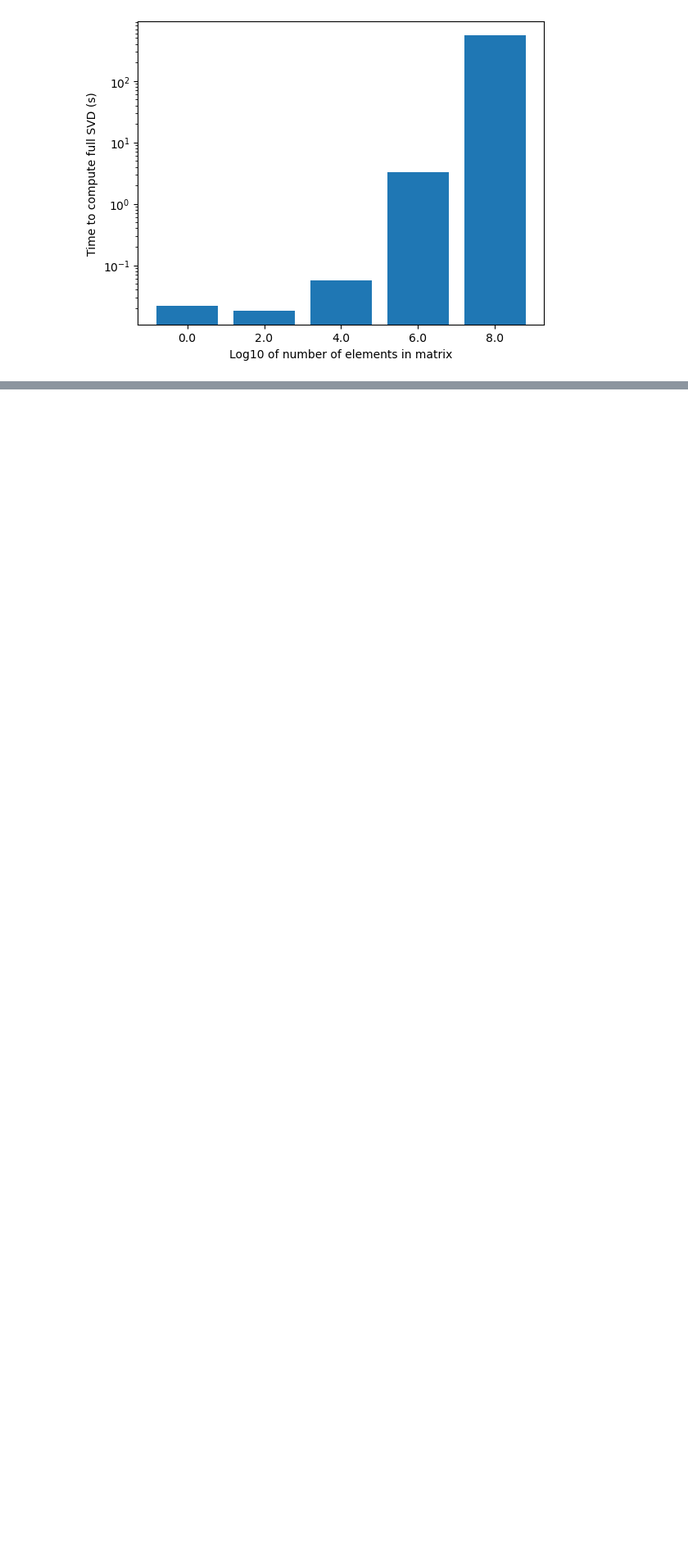
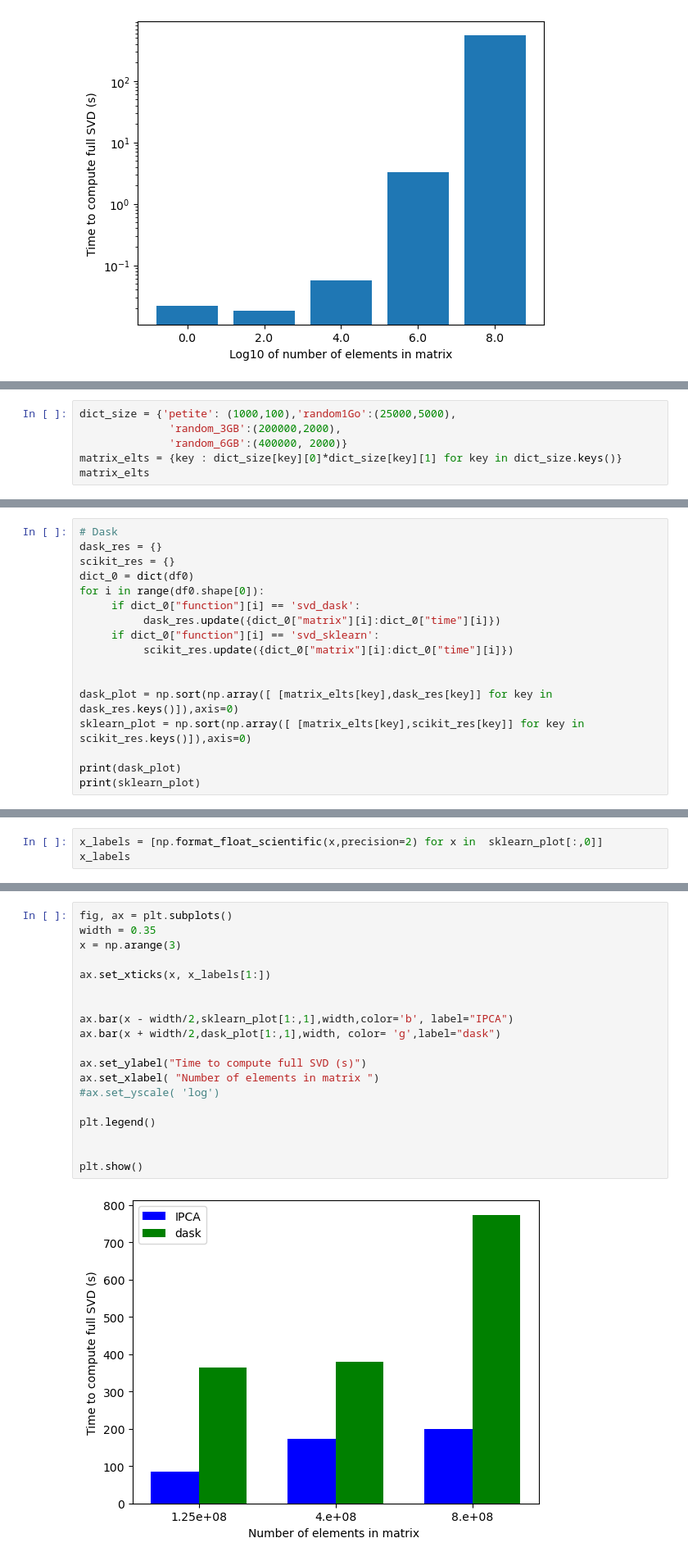
Before and after one commit to gleventoux/Extreme_SVD_Projet_Option, a Jupyter notebook: Histogrammes.ipynb, the cells around one changed output, grey strips where cells are left out. Shown: that part at 82% size. Cells and saved outputs as stored; diff of their text form; blank space fills up the shorter version.

```diff
--- a/Histogrammes.ipynb
+++ b/Histogrammes.ipynb
@@ -51,0 +65,6 @@ plt.show()
+# %%
+dict_size = {'petite': (1000,100),'random1Go':(25000,5000),
+              'random_3GB':(200000,2000),
+              'random_6GB':(400000, 2000)}
+matrix_elts = {key : dict_size[key][0]*dict_size[key][1] for key in dict_size.keys()}
+matrix_elts
@@ -51,0 +85,17 @@ plt.show()
+# %%
+# Dask
+dask_res = {}
+scikit_res = {}
+dict_0 = dict(df0)
+for i in range(df0.shape[0]):
+     if dict_0["function"][i] == 'svd_dask':
+          dask_res.update({dict_0["matrix"][i]:dict_0["time"][i]})
+     if dict_0["function"][i] == 'svd_sklearn':
+          scikit_res.update({dict_0["matrix"][i]:dict_0["time"][i]})
+
+
+dask_plot = np.sort(np.array([ [matrix_elts[key],dask_res[key]] for key in dask_res.keys()]),axis=0)
+sklearn_plot = np.sort(np.array([ [matrix_elts[key],scikit_res[key]] for key in scikit_res.keys()]),axis=0)
+
+print(dask_plot)
+print(sklearn_plot)
@@ -51,0 +111,3 @@ plt.show()
+# %%
+x_labels = [np.format_float_scientific(x,precision=2) for x in  sklearn_plot[:,0]]
+x_labels
@@ -52,3 +116,24 @@ plt.show()
+# %%
+fig, ax = plt.subplots()
+width = 0.35
+x = np.arange(3)
+
+ax.set_xticks(x, x_labels[1:])
+
+
+ax.bar(x - width/2,sklearn_plot[1:,1],width,color='b', label="IPCA")
+ax.bar(x + width/2,dask_plot[1:,1],width, color= 'g',label="dask")
+
+ax.set_ylabel("Time to compute full SVD (s)")
+ax.set_xlabel( "Number of elements in matrix ")
+#ax.set_yscale( 'log')
+
+plt.legend()
+
+
+plt.show()
+# %% [output]
+[figure, added]
 # %%
 # x = np.arange(len(labels))  # the label locations
 # width = 0.35  # the width of the bars
```
Also changed, not shown: parts of 6 cells of this notebook, 4 other files.
